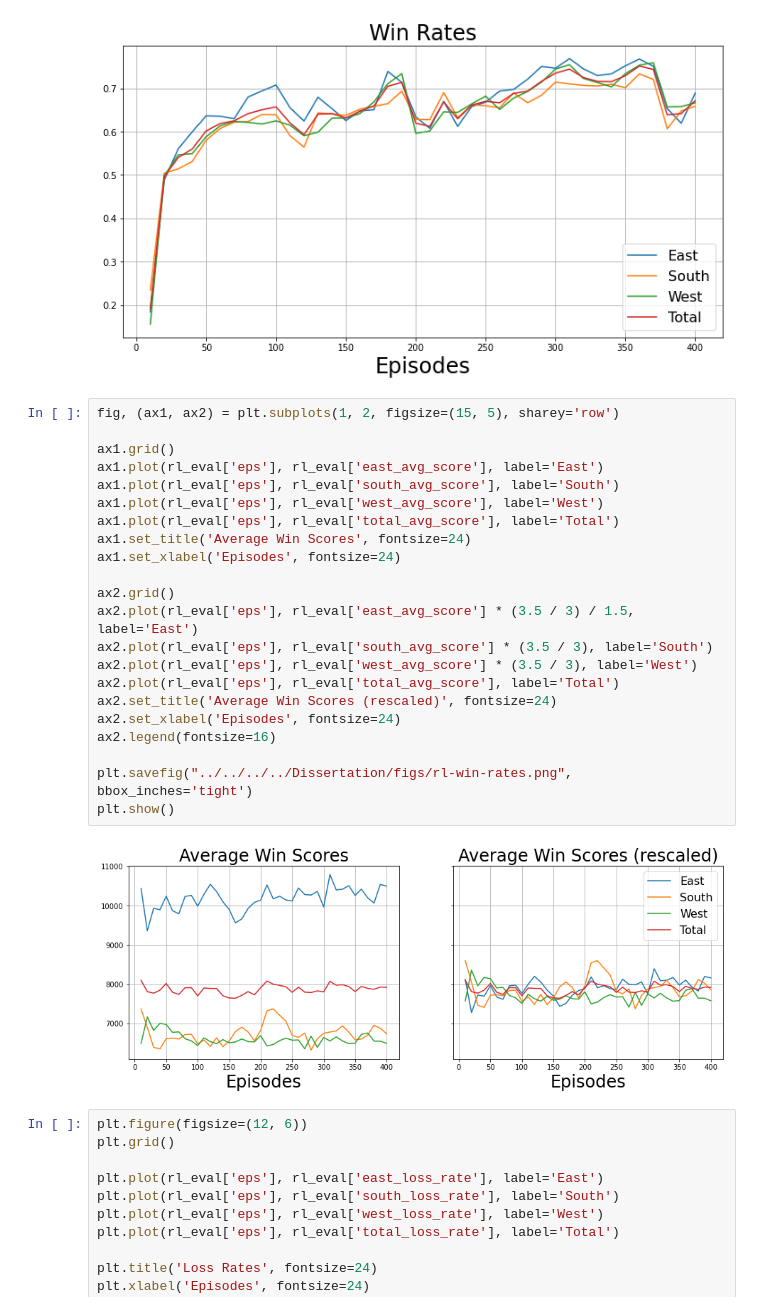
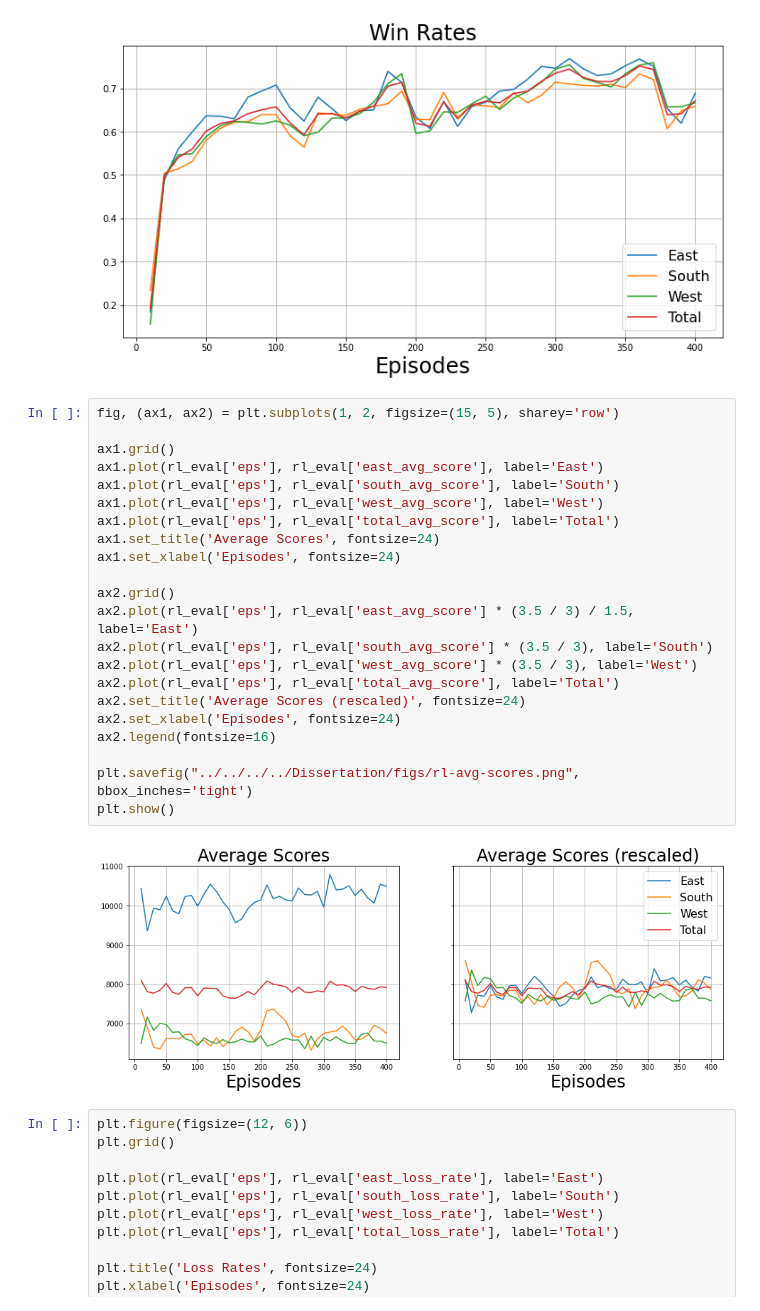
Before and after one commit to VictorZXY/Meowjong, a Jupyter notebook: evaluation/results_analysis/reinforce_visualisation.ipynb, the cells around one changed output. Drawn from its saved outputs; the diff is of its cells as text.

```diff
--- a/evaluation/results_analysis/reinforce_visualisation.ipynb
+++ b/evaluation/results_analysis/reinforce_visualisation.ipynb
@@ -54,27 +54,27 @@ plt.show()
 # %%
 fig, (ax1, ax2) = plt.subplots(1, 2, figsize=(15, 5), sharey='row')
 
 ax1.grid()
 ax1.plot(rl_eval['eps'], rl_eval['east_avg_score'], label='East')
 ax1.plot(rl_eval['eps'], rl_eval['south_avg_score'], label='South')
 ax1.plot(rl_eval['eps'], rl_eval['west_avg_score'], label='West')
 ax1.plot(rl_eval['eps'], rl_eval['total_avg_score'], label='Total')
-ax1.set_title('Average Win Scores', fontsize=24)
+ax1.set_title('Average Scores', fontsize=24)
 ax1.set_xlabel('Episodes', fontsize=24)
 
 ax2.grid()
 ax2.plot(rl_eval['eps'], rl_eval['east_avg_score'] * (3.5 / 3) / 1.5, label='East')
 ax2.plot(rl_eval['eps'], rl_eval['south_avg_score'] * (3.5 / 3), label='South')
 ax2.plot(rl_eval['eps'], rl_eval['west_avg_score'] * (3.5 / 3), label='West')
 ax2.plot(rl_eval['eps'], rl_eval['total_avg_score'], label='Total')
-ax2.set_title('Average Win Scores (rescaled)', fontsize=24)
+ax2.set_title('Average Scores (rescaled)', fontsize=24)
 ax2.set_xlabel('Episodes', fontsize=24)
 ax2.legend(fontsize=16)
 
-plt.savefig("../../../../Dissertation/figs/rl-win-rates.png", bbox_inches='tight')
+plt.savefig("../../../../Dissertation/figs/rl-avg-scores.png", bbox_inches='tight')
 plt.show()
 # %% [output]
-[figure, old version]
+[figure, new version]
 # %%
 plt.figure(figsize=(12, 6))
 plt.grid()
```
Also changed, not shown: 2 other files.
